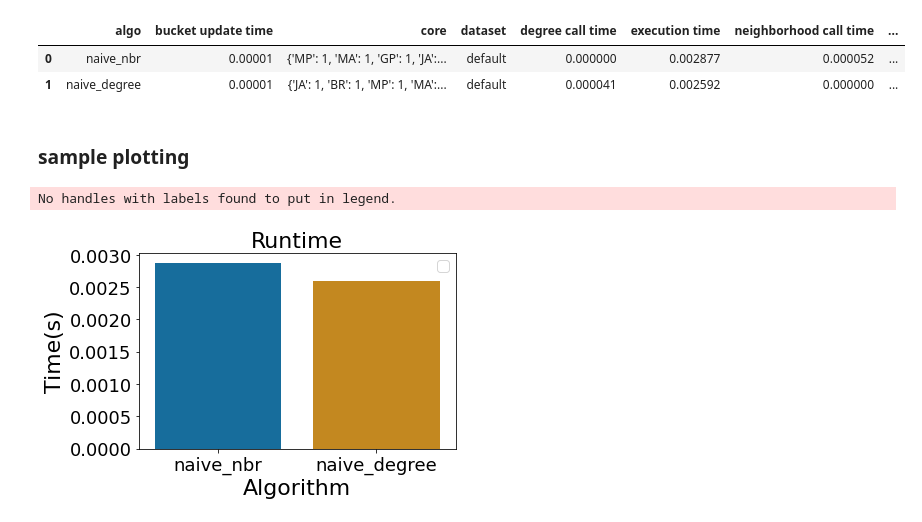
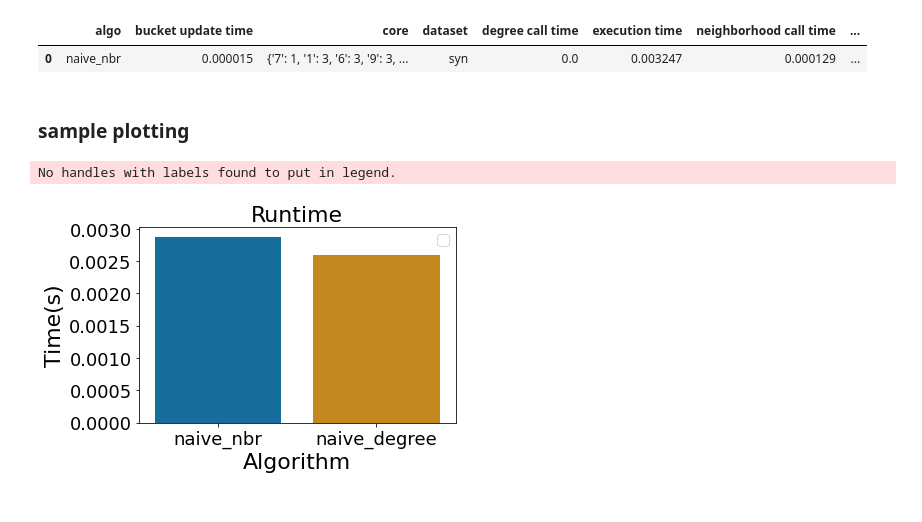
Before and after one commit to bishwamittra/scripts_hg-core-decomposition, a Jupyter notebook: read_output.ipynb, the cells around one changed output. Drawn from its saved outputs; the diff is of its cells as text; code cells hidden in the pictures.

```diff
--- a/read_output.ipynb
+++ b/read_output.ipynb
@@ -8,13 +8,12 @@ import os
 fontsize = 22
 labelsize = 18
 # %%
-df = pd.read_csv("output/result.csv", header=None)
+df = pd.read_csv("data/output/result.csv", header=None)
 df.columns = ['algo', 'bucket update time', 'core', 'dataset', 'degree call time', 'execution time', 'neighborhood call time', 'num bucket update', 'num degree computation', 'num neighborhood computation']
 df
 # %% [output]
 |  | algo | bucket update time | core | dataset | degree call time | execution time | neighborhood call time | ... |
-| 0 | naive_nbr | 0.00001 | {'MP': 1, 'MA': 1, 'GP': 1, 'JA':... | default | 0.000000 | 0.002877 | 0.000052 | ... |
-| 1 | naive_degree | 0.00001 | {'JA': 1, 'BR': 1, 'MP': 1, 'MA':... | default | 0.000041 | 0.002592 | 0.000000 | ... |
+| 0 | naive_nbr | 0.000015 | {'7': 1, '1': 3, '6': 3, '9': 3, ... | syn | 0.0 | 0.003247 | 0.000129 | ... |
 # %% [markdown]
 ### sample plotting
 # %%
```
Also changed, not shown: 11 other files.
